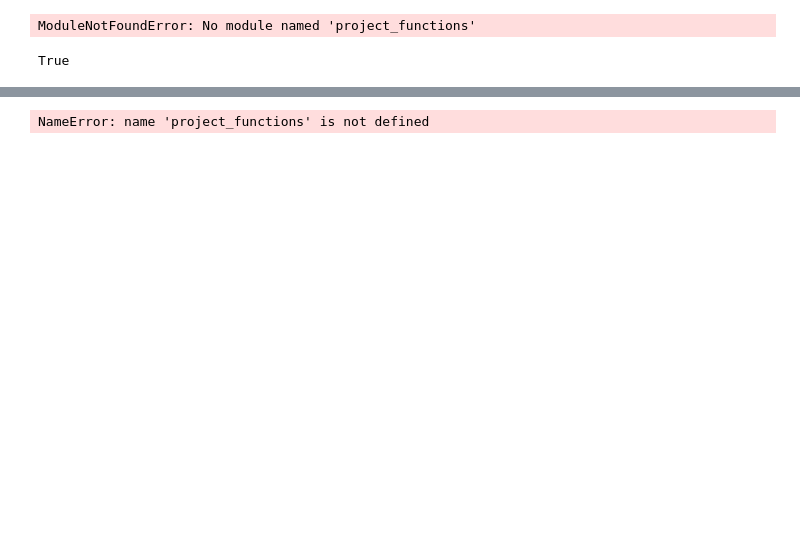
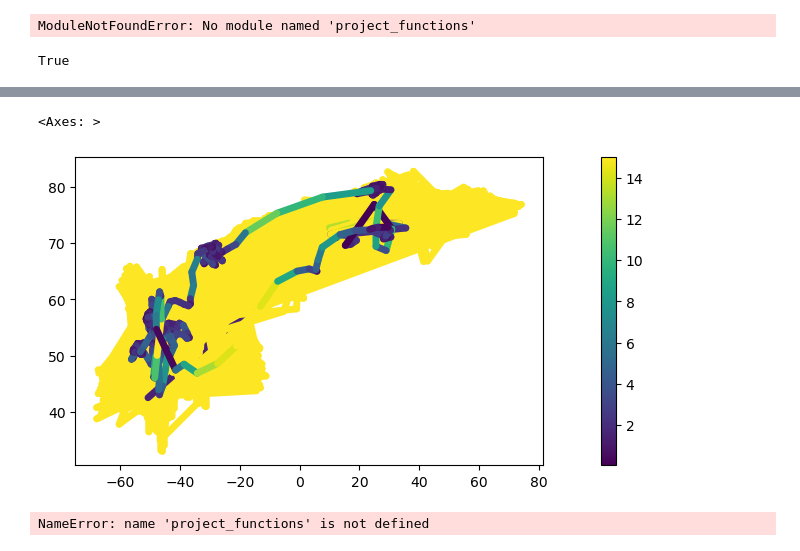
Before and after one commit to sblockhartzzero/GIS5201, a Jupyter notebook: project_code/gis5201_project_GEE_example3.ipynb, the cells around one changed output, grey strips where cells are left out. Drawn from its saved outputs; the diff is of its cells as text; code cells hidden in the pictures; blank space fills up the shorter version.

```diff
--- a/project_code/gis5201_project_GEE_example3.ipynb
+++ b/project_code/gis5201_project_GEE_example3.ipynb
@@ -96,0 +160,11 @@ Map(bottom=3176.0, center=[47.15984001304432, -49.94384765625001], controls=(Wid
+# %%
+# Fewer columns
+df_subset = df[['bird_id','timestamp_datetime','longitude','latitude']]
+# %%
+# Convert to geopandas
+geometry = gpd.points_from_xy(df_subset['longitude'],df_subset['latitude'])
+gdf_subset = gpd.GeoDataFrame(df_subset,geometry=geometry,crs="EPSG:4326")
+# %%
+# Before converting to movingpandas, we need to set index to timestamp_datetime
+gdf_subset.set_index('timestamp_datetime')
+print(gdf_subset.head())
@@ -96,0 +191,6 @@ Map(bottom=3176.0, center=[47.15984001304432, -49.94384765625001], controls=(Wid
+# %%
+# Convert to movingpandas
+this_bird_id = 13124
+traj = mpd.Trajectory(gdf_subset, this_bird_id, traj_id_col='bird_id', t='timestamp_datetime')
+traj.add_speed(overwrite=True)
+print(traj.df.describe())
@@ -97,3 +207,9 @@ Map(bottom=3176.0, center=[47.15984001304432, -49.94384765625001], controls=(Wid
+# %%
+# Plot speed
+traj.plot(column="speed", linewidth=5, capstyle="round", figsize=(15, 4), legend=True, vmax=15)
+# %% [output]
+<Axes: >
+[figure, added]
 # %%
 # Get a single animal track as a pandas DataFrame
 
```
Also changed, not shown: parts of 12 cells of this notebook.
